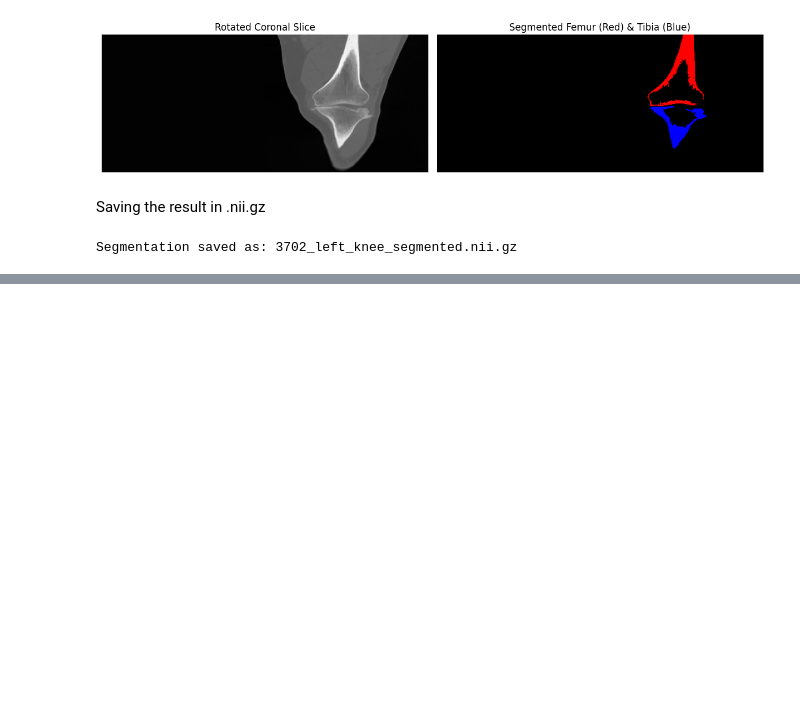
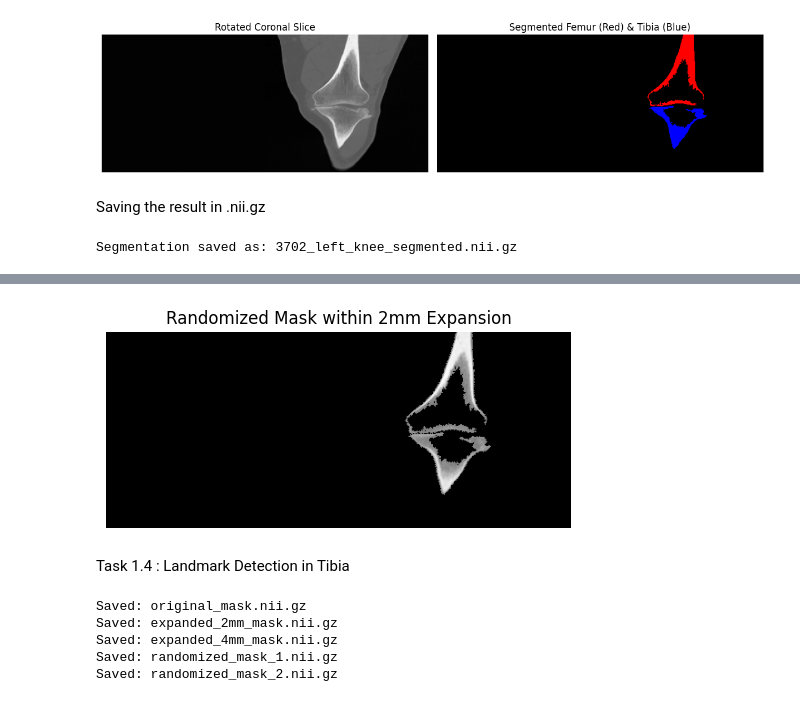
Before and after one commit to LuitelN/NAAMII-Image-Processing-Task-, a Jupyter notebook: Analysis.ipynb, the cells around one changed output, grey strips where cells are left out. Drawn from its saved outputs; the diff is of its cells as text; code cells hidden in the pictures; blank space fills up the shorter version.

```diff
--- a/Analysis.ipynb
+++ b/Analysis.ipynb
@@ -94,0 +118,33 @@ Segmentation saved as: 3702_left_knee_segmented.nii.gz
+# %%
+def generate_randomized_mask(original_mask, spacing, max_expansion_mm=2.0, random_fraction=0.5):
+
+    pixel_spacing = np.mean([spacing[0], spacing[2]])
+    pixels_to_expand = int(np.round(max_expansion_mm / pixel_spacing))
+
+
+    expanded_mask = binary_dilation(original_mask, iterations=pixels_to_expand)
+
+    expansion_region = expanded_mask & ~original_mask
+
+    random_mask = np.zeros_like(original_mask, dtype=bool)
+    random_mask[expansion_region] = np.random.rand(np.sum(expansion_region)) < random_fraction
+
+    randomized_mask = original_mask | random_mask
+
+    return randomized_mask
+# %%
+original_mask = segmented > 0
+
+randomized_mask = generate_randomized_mask(original_mask, spacing, max_expansion_mm=2.0, random_fraction=0.5)
+
+masked_random_image = np.where(randomized_mask, slice_rotated, 0)
+
+plt.figure(figsize=(6, 6))
+plt.imshow(masked_random_image, cmap='gray')
+plt.title("Randomized Mask within 2mm Expansion")
+plt.axis('off')
+plt.show()
+# %% [output]
+[figure, added]
+# %% [markdown]
+Task 1.4 : Landmark Detection in Tibia
@@ -94,0 +186,23 @@ Segmentation saved as: 3702_left_knee_segmented.nii.gz
+# %%
+unrotated_mask = np.rot90(mask, k=-1)
+
+mask_3d = np.zeros_like(ct_data, dtype=np.uint8)
+mask_3d[:, mid_coronal, :] = unrotated_mask
+
+original_mask = mask_3d
+expanded_2mm = expand_mask(original_mask, spacing, 2.0)
+expanded_4mm = expand_mask(original_mask, spacing, 4.0)
+random_mask_1 = generate_randomized_mask(original_mask, spacing, max_expansion_mm=2.0, random_fraction=0.4)
+random_mask_2 = generate_randomized_mask(original_mask, spacing, max_expansion_mm=2.0, random_fraction=0.8)
+
+save_mask(original_mask, ct_image, "original_mask.nii.gz")
+save_mask(expanded_2mm, ct_image, "expanded_2mm_mask.nii.gz")
+save_mask(expanded_4mm, ct_image, "expanded_4mm_mask.nii.gz")
+save_mask(random_mask_1, ct_image, "randomized_mask_1.nii.gz")
+save_mask(random_mask_2, ct_image, "randomized_mask_2.nii.gz")
+# %% [output]
+Saved: original_mask.nii.gz
+Saved: expanded_2mm_mask.nii.gz
+Saved: expanded_4mm_mask.nii.gz
+Saved: randomized_mask_1.nii.gz
+Saved: randomized_mask_2.nii.gz
```
Also changed, not shown: parts of 10 cells of this notebook, 19 other files.
